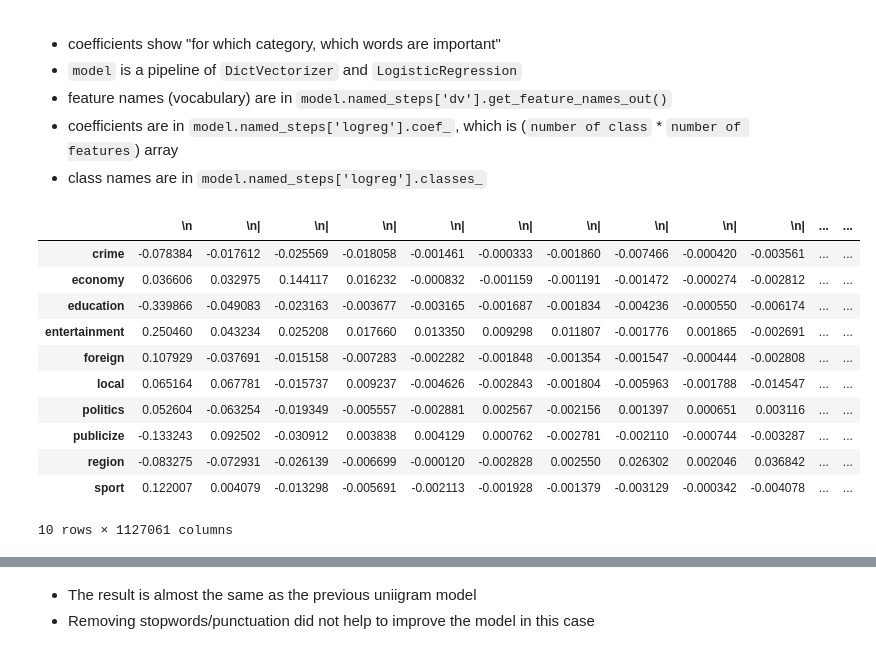
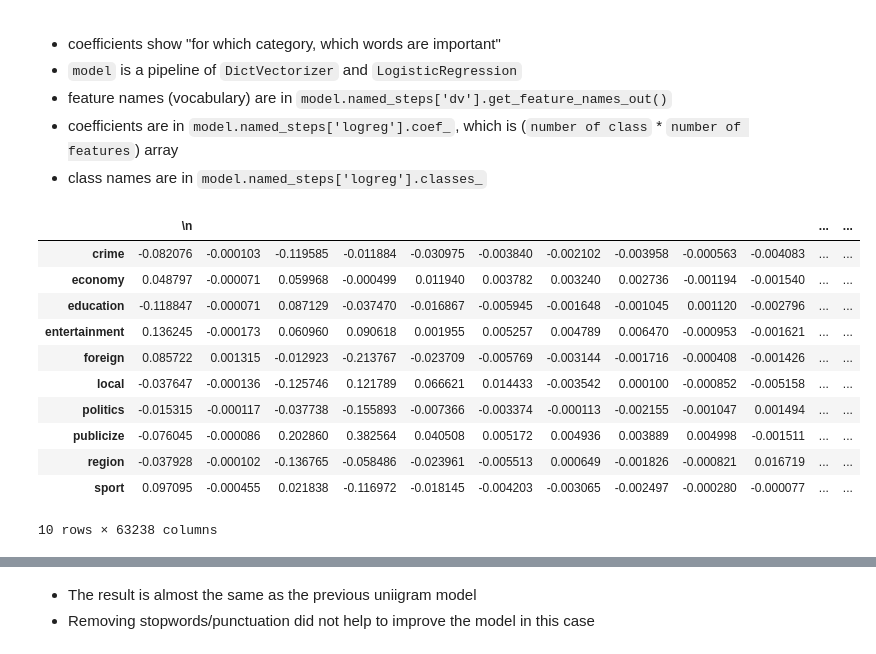
Before and after one commit to nozomiyamada/DSI3, a Jupyter notebook: Thai NLP Examples/text_classification_1_LogReg.ipynb, the cells around one changed output, grey strips where cells are left out. Saved outputs shown, nothing was run; the diff lists cells and outputs as text; code cells hidden in the pictures.

```diff
--- a/Thai NLP Examples/text_classification_1_LogReg.ipynb
+++ b/Thai NLP Examples/text_classification_1_LogReg.ipynb
@@ -131,10 +128,10 @@ def featurize_bigram(tokens:list):
 # %% [markdown]
 ### all-in-one function
 # %%
-def train_predict(X_column_name, featurize_function_name, show_confusion_matrix=False, return_model=False):
-    ## make X : featurize each record as dictionary
-    X_train = train[X_column_name].apply(featurize_function_name)
-    X_test = test[X_column_name].apply(featurize_function_name)
+def train_predict(X_column_name, featurize_function, show_confusion_matrix=False, return_model=True):
+    ## make X : featurize each record as feature dictionary
+    X_train = train[X_column_name].apply(featurize_function)
+    X_test = test[X_column_name].apply(featurize_function)
 
     ## make y
     y_train = train['category']
@@ -143,7 +140,7 @@ def train_predict(X_column_name, featurize_function_name, show_confusion_matrix=
     ## Instantiate DictVectorizer, LogisticRegression
     pipe = Pipeline([
         ('dv', DictVectorizer(sparse=True)),  ## feature dictionary -> vector
-        ('logreg', LogisticRegression(max_iter=200))
+        ('logreg', LogisticRegression(max_iter=100, penalty='l2'))  # Ridge Regularization
     ])
 
     pipe.fit(X_train, y_train) # train
@@ -168,5 +165,5 @@ def train_predict(X_column_name, featurize_function_name, show_confusion_matrix=
 # %%
-train_predict('headline_tokens', featurize_unigram)
+train_predict('headline_tokens', featurize_unigram, return_model=False)
 # %% [output]
                precision    recall  f1-score   support
 
@@ -224,2 +220,0 @@ Please also refer to the documentation for alternative solver options:
-# %%
-train_predict('article_tokens', featurize_unigram)
@@ -249,0 +221,2 @@ entertainment       0.86      0.93      0.90       144
+# %%
+model_unigram = train_predict('article_tokens', featurize_unigram, return_model=True)
@@ -287,24 +285,24 @@ entertainment       0.88      0.94      0.91       144
 - coefficients are in `model.named_steps['logreg'].coef_`, which is (`number of class` * `number of features`) array
 - class names are in `model.named_steps['logreg'].classes_`
 # %%
-logreg = model.named_steps['logreg']
-dv = model.named_steps['dv']
+logreg = model_unigram.named_steps['logreg']
+dv = model_unigram.named_steps['dv']
 
 coef_df = pd.DataFrame(logreg.coef_, index=logreg.classes_, columns=dv.get_feature_names_out())
 coef_df
 # %% [output]
-|  | \n | \n| | \n| | \n| | \n| | \n| | \n| | \n| | \n| | \n| | ... | ... |
-| crime | -0.078384 | -0.017612 | -0.025569 | -0.018058 | -0.001461 | -0.000333 | -0.001860 | -0.007466 | -0.000420 | -0.003561 | ... | ... |
-| economy | 0.036606 | 0.032975 | 0.144117 | 0.016232 | -0.000832 | -0.001159 | -0.001191 | -0.001472 | -0.000274 | -0.002812 | ... | ... |
-| education | -0.339866 | -0.049083 | -0.023163 | -0.003677 | -0.003165 | -0.001687 | -0.001834 | -0.004236 | -0.000550 | -0.006174 | ... | ... |
-| entertainment | 0.250460 | 0.043234 | 0.025208 | 0.017660 | 0.013350 | 0.009298 | 0.011807 | -0.001776 | 0.001865 | -0.002691 | ... | ... |
-| foreign | 0.107929 | -0.037691 | -0.015158 | -0.007283 | -0.002282 | -0.001848 | -0.001354 | -0.001547 | -0.000444 | -0.002808 | ... | ... |
-| local | 0.065164 | 0.067781 | -0.015737 | 0.009237 | -0.004626 | -0.002843 | -0.001804 | -0.005963 | -0.001788 | -0.014547 | ... | ... |
-| politics | 0.052604 | -0.063254 | -0.019349 | -0.005557 | -0.002881 | 0.002567 | -0.002156 | 0.001397 | 0.000651 | 0.003116 | ... | ... |
-| publicize | -0.133243 | 0.092502 | -0.030912 | 0.003838 | 0.004129 | 0.000762 | -0.002781 | -0.002110 | -0.000744 | -0.003287 | ... | ... |
-| region | -0.083275 | -0.072931 | -0.026139 | -0.006699 | -0.000120 | -0.002828 | 0.002550 | 0.026302 | 0.002046 | 0.036842 | ... | ... |
-| sport | 0.122007 | 0.004079 | -0.013298 | -0.005691 | -0.002113 | -0.001928 | -0.001379 | -0.003129 | -0.000342 | -0.004078 | ... | ... |
+|  | \n |  |  |  |  |  |  |  |  |  | ... | ... |
+| crime | -0.082076 | -0.000103 | -0.119585 | -0.011884 | -0.030975 | -0.003840 | -0.002102 | -0.003958 | -0.000563 | -0.004083 | ... | ... |
+| economy | 0.048797 | -0.000071 | 0.059968 | -0.000499 | 0.011940 | 0.003782 | 0.003240 | 0.002736 | -0.001194 | -0.001540 | ... | ... |
+| education | -0.118847 | -0.000071 | 0.087129 | -0.037470 | -0.016867 | -0.005945 | -0.001648 | -0.001045 | 0.001120 | -0.002796 | ... | ... |
+| entertainment | 0.136245 | -0.000173 | 0.060960 | 0.090618 | 0.001955 | 0.005257 | 0.004789 | 0.006470 | -0.000953 | -0.001621 | ... | ... |
+| foreign | 0.085722 | 0.001315 | -0.012923 | -0.213767 | -0.023709 | -0.005769 | -0.003144 | -0.001716 | -0.000408 | -0.001426 | ... | ... |
+| local | -0.037647 | -0.000136 | -0.125746 | 0.121789 | 0.066621 | 0.014433 | -0.003542 | 0.000100 | -0.000852 | -0.005158 | ... | ... |
+| politics | -0.015315 | -0.000117 | -0.037738 | -0.155893 | -0.007366 | -0.003374 | -0.000113 | -0.002155 | -0.001047 | 0.001494 | ... | ... |
+| publicize | -0.076045 | -0.000086 | 0.202860 | 0.382564 | 0.040508 | 0.005172 | 0.004936 | 0.003889 | 0.004998 | -0.001511 | ... | ... |
+| region | -0.037928 | -0.000102 | -0.136765 | -0.058486 | -0.023961 | -0.005513 | 0.000649 | -0.001826 | -0.000821 | 0.016719 | ... | ... |
+| sport | 0.097095 | -0.000455 | 0.021838 | -0.116972 | -0.018145 | -0.004203 | -0.003065 | -0.002497 | -0.000280 | -0.000077 | ... | ... |
-10 rows × 1127061 columns
+10 rows × 63238 columns
 # %%
 ## top 10 words for crime
 ## 9 of 10 are unigram feature
```
Also changed, not shown: parts of 26 cells of this notebook.
